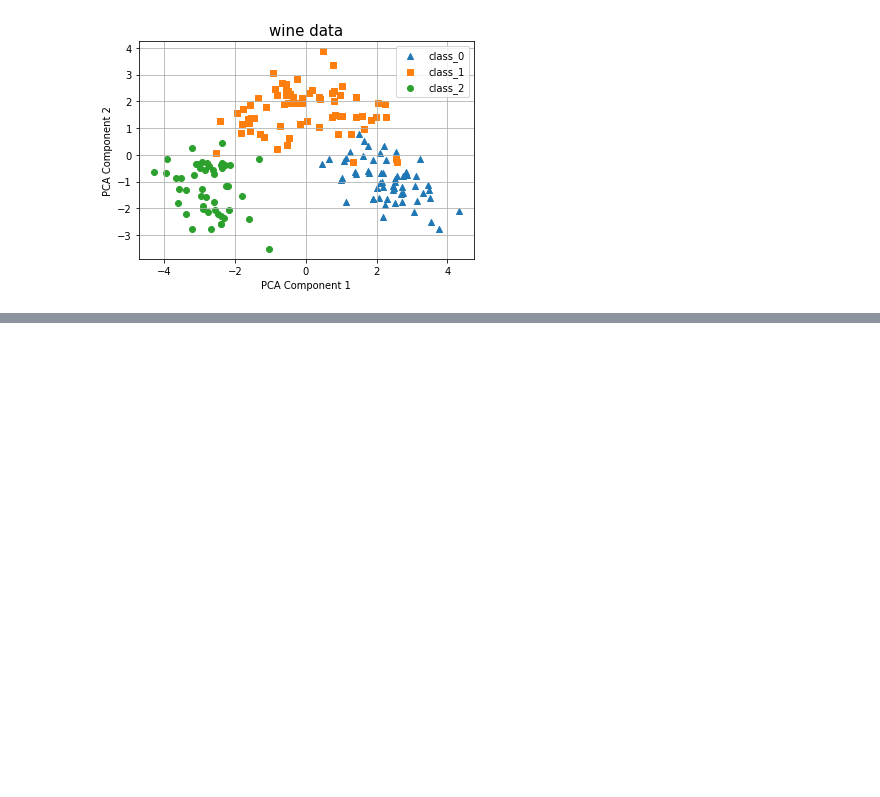
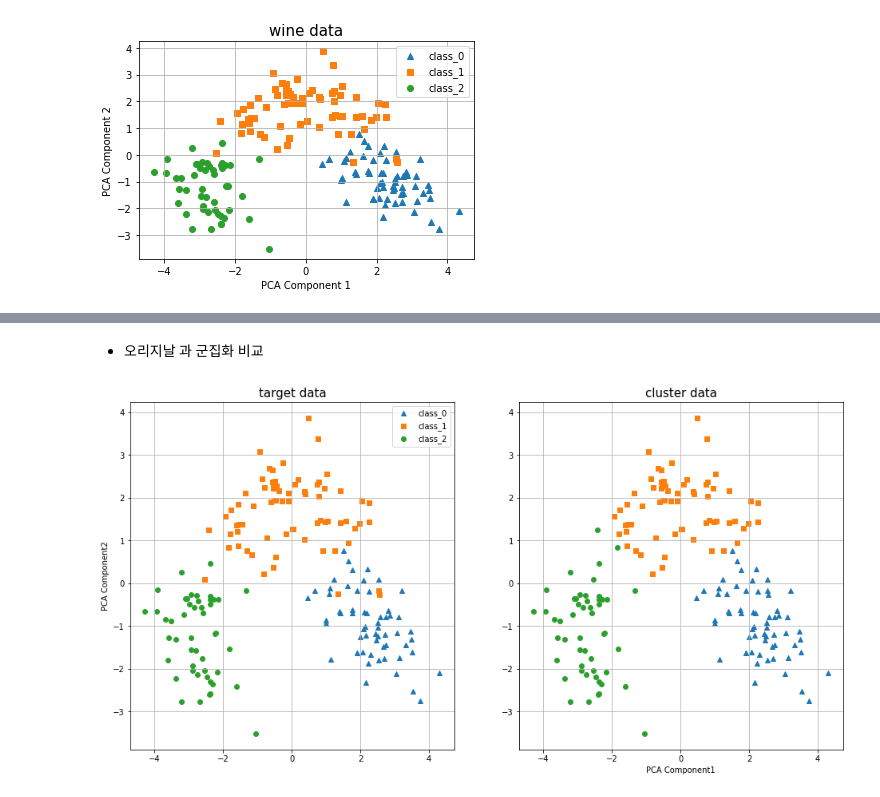
Before and after one commit to minwooking/03.Machine-Learning-Lecture-2021, a Jupyter notebook: 05.차원축소/02.wine.ipynb, the cells around one changed output, grey strips where cells are left out. Drawn from its saved outputs; the diff is of its cells as text; code cells hidden in the pictures; blank space fills up the shorter version.

```diff
--- a/05.차원축소/02.wine.ipynb
+++ b/05.차원축소/02.wine.ipynb
@@ -17,4 +16,5 @@ pca2 = PCA(n_components=2)
 # %%
-wine_pca2 = pca2.fit_transform(wine.std) # 데이터 변환을 해주는것은 핏 트랜스 폼이다
-pca2.explained_variance_ratio_
+wine_pca2 = pca2.fit_transform(wine_std) # 데이터 변환을 해주는것은 핏 트랜스 폼이다
+wine_pca = pca.fit_transform(wine_std) # 데이터 변환을 해주는것은 핏 트랜스 폼이다
+pca.explained_variance_ratio_,pca2.explained_variance_ratio_
 # %% [output]
@@ -22,3 +22,0 @@ array([0.36198848, 0.1920749 ])
-# %%
-wine_pca = pca.fit_transform(wine.std) # 데이터 변환을 해주는것은 핏 트랜스 폼이다
-pca.explained_variance_ratio_
@@ -91,0 +90,5 @@ plt.show()
+# %%
+from sklearn.cluster import KMeans
+Kmeans = KMeans(n_clusters=3,random_state=2021)
+Kmeans.fit(wine_std)
+Kmeans.labels_
@@ -91,0 +107,7 @@ plt.show()
+# %%
+df = pd.DataFrame(wine.data, columns=wine.feature_names)
+df['PC1'] = wine_pca[:,[0]]
+df['PC2'] = wine_pca[:,[1]]
+df['target'] = wine.target
+df['cluster'] = Kmeans.labels_
+df.tail()
@@ -91,0 +121,24 @@ plt.show()
+# %% [markdown]
+- 오리지날 과 군집화 비교
+# %%
+markers = ['^','s','o']
+# for i in range(3):
+fig, axs = plt.subplots(nrows=1, ncols=2, figsize=(16,8))
+for k, column in enumerate(['target','cluster']):
+    ax = axs[k]
+    for i,marker in enumerate(markers):
+        x_axis_data = df[df[column] == i]['PC1']
+        y_axis_data = df[df[column] == i]['PC2']
+        ax.scatter(x_axis_data,y_axis_data,marker=marker,label=wine.target_names[i])
+    if column =='target':
+        ax.set_title(f'{column} data',fontsize=15)
+        ax.set_ylabel('PCA Component2')
+        ax.legend()
+        ax.grid()
+    elif column =='cluster':
+        ax.set_title(f'{column} data',fontsize=15)
+        ax.set_xlabel(f'PCA Component1')
+        ax.grid()
+plt.show()
+# %% [output]
+[figure, added]
```
Also changed, not shown: parts of 9 cells of this notebook, 11 other files.
